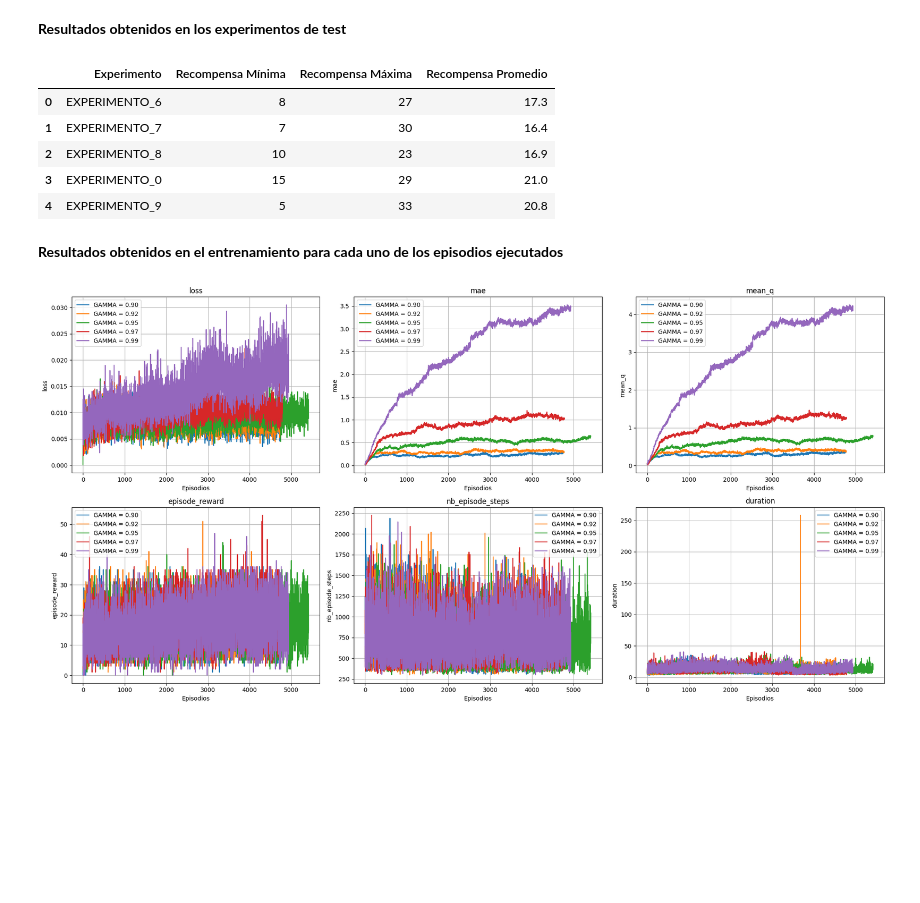
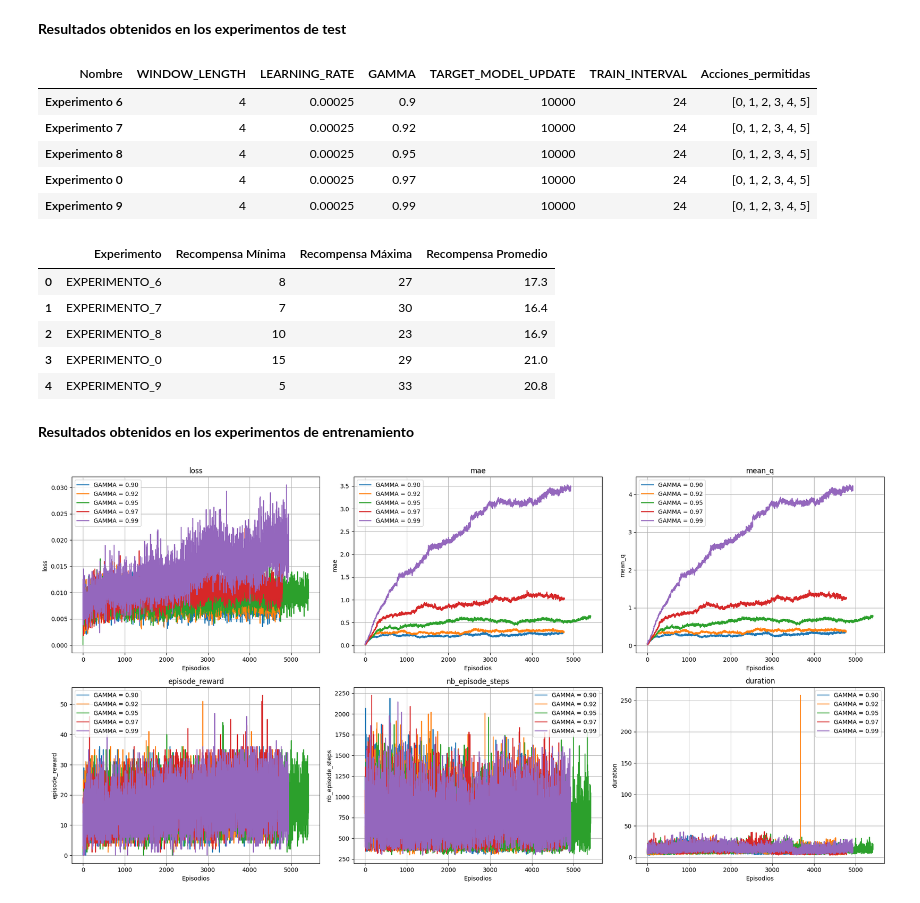
Before and after one commit to galianamerino/08_MIAR_Proyecto_practico_G17, a Jupyter notebook: codigo/Proyecto_practico_v9.ipynb, the cells around one changed output. Drawn from its saved outputs; the diff is of its cells as text; code cells hidden in the pictures; blank space fills up the shorter version.

```diff
--- a/codigo/Proyecto_practico_v9.ipynb
+++ b/codigo/Proyecto_practico_v9.ipynb
@@ -1747,24 +1806,33 @@ GAMMA = 0.99 (Experimento 9)
 # %%
 
 experiments_test = {
     "GAMMA = 0.90": os.path.join(drive_root, "experimento_6"),
     "GAMMA = 0.92": os.path.join(drive_root, "experimento_7"),
     "GAMMA = 0.95": os.path.join(drive_root, "experimento_8"),
     "GAMMA = 0.97": os.path.join(drive_root, "experimento_0"),
-    "GAMMA = 0.99": os.path.join(drive_root, "experimento_9"),
+    "GAMMA = 0.99": os.path.join(drive_root, "experimento_9")
 }
+
+comparar_hiperparametros(experiments_test)
+print("\n\n")
 
 df_resultados_test = resumen_test_multiple_desde_csv(experiments_test)
 display(df_resultados_test)
 # %% [output]
-|  | Experimento | Recompensa Mínima | Recompensa Máxima | Recompensa Promedio |
-| 0 | EXPERIMENTO_6 | 8 | 27 | 17.3 |
-| 1 | EXPERIMENTO_7 | 7 | 30 | 16.4 |
-| 2 | EXPERIMENTO_8 | 10 | 23 | 16.9 |
-| 3 | EXPERIMENTO_0 | 15 | 29 | 21.0 |
-| 4 | EXPERIMENTO_9 | 5 | 33 | 20.8 |
+| Nombre | WINDOW_LENGTH | LEARNING_RATE | GAMMA | TARGET_MODEL_UPDATE | TRAIN_INTERVAL | Acciones_permitidas |
+| Experimento 6 | 4 | 0.00025 | 0.9 | 10000 | 24 | [0, 1, 2, 3, 4, 5] |
+| Experimento 7 | 4 | 0.00025 | 0.92 | 10000 | 24 | [0, 1, 2, 3, 4, 5] |
+| Experimento 8 | 4 | 0.00025 | 0.95 | 10000 | 24 | [0, 1, 2, 3, 4, 5] |
+| Experimento 0 | 4 | 0.00025 | 0.97 | 10000 | 24 | [0, 1, 2, 3, 4, 5] |
+| Experimento 9 | 4 | 0.00025 | 0.99 | 10000 | 24 | [0, 1, 2, 3, 4, 5] |
+|  | Experimento | Recompensa Mínima | Recompensa Máxima | Recompensa Promedio |
+| 0 | EXPERIMENTO_6 | 8 | 27 | 17.3 |
+| 1 | EXPERIMENTO_7 | 7 | 30 | 16.4 |
+| 2 | EXPERIMENTO_8 | 10 | 23 | 16.9 |
+| 3 | EXPERIMENTO_0 | 15 | 29 | 21.0 |
+| 4 | EXPERIMENTO_9 | 5 | 33 | 20.8 |
 # %% [markdown]
-**Resultados obtenidos en el entrenamiento para cada uno de los episodios ejecutados**
+**Resultados obtenidos en los experimentos de entrenamiento**
 # %%
 from glob import glob
 
```
Also changed, not shown: parts of 26 cells of this notebook.
